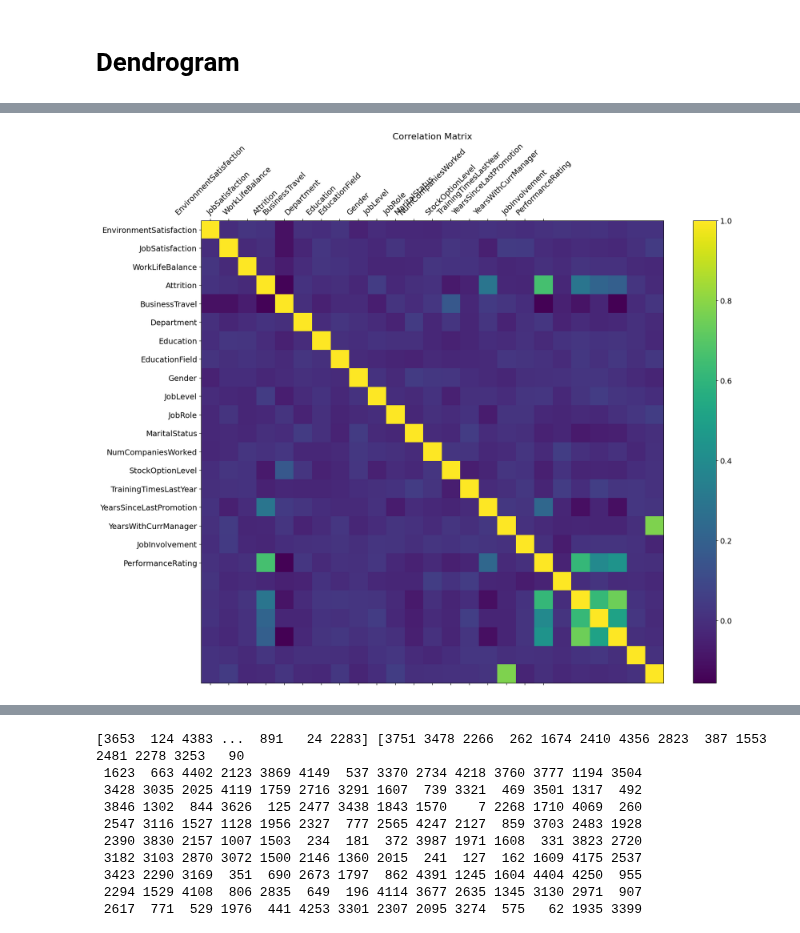
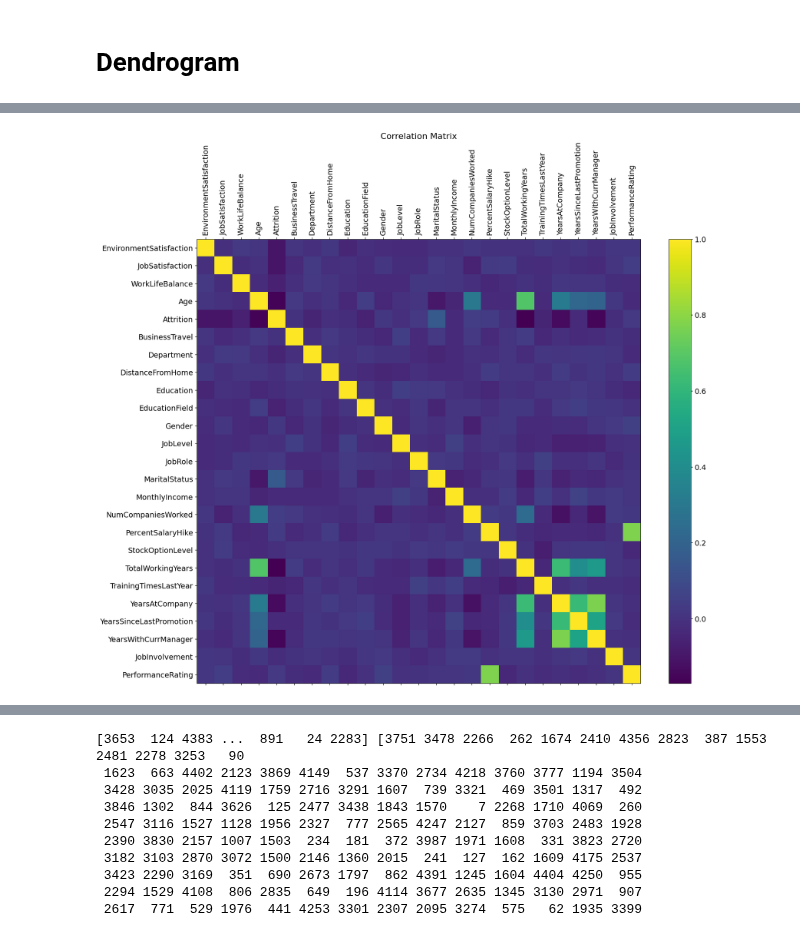
Before and after one commit to Aldresus/projetIA, a Jupyter notebook: projet.ipynb, the cells around one changed output, grey strips where cells are left out. Saved outputs shown, nothing was run; the diff lists cells and outputs as text; code cells hidden in the pictures.

```diff
--- a/projet.ipynb
+++ b/projet.ipynb
@@ -306,15 +276,25 @@ import numpy as np
 # %%
+# Copy dataframe to avoid modifying the original dataframe
+plottingDF = mergedDataframe.copy()
+
+# Replace category with numerical values just for plotting
+plottingDF['BusinessTravel'] = plottingDF['BusinessTravel'].astype('category').cat.codes
+plottingDF['Department'] = plottingDF['Department'].astype('category').cat.codes
+plottingDF['EducationField'] = plottingDF['EducationField'].astype('category').cat.codes
+plottingDF['JobRole'] = plottingDF['JobRole'].astype('category').cat.codes
+plottingDF['MaritalStatus'] = plottingDF['MaritalStatus'].astype('category').cat.codes
+
 # Calculate the correlation matrix
-
-corr = mergedDataframe.corr()
+corr = plottingDF.corr()
 
 f = plt.figure(figsize=(19, 15))
 plt.matshow(corr, fignum=f.number)
-plt.xticks(range(mergedDataframe.select_dtypes(['number']).shape[1]), mergedDataframe.select_dtypes(['number']).columns, fontsize=14, rotation=45)
-plt.yticks(range(mergedDataframe.select_dtypes(['number']).shape[1]), mergedDataframe.select_dtypes(['number']).columns, fontsize=14)
+# show axis label for each line and column
+plt.xticks(range(plottingDF.shape[1]), plottingDF.columns, fontsize=14, rotation=90)
+plt.yticks(range(plottingDF.shape[1]), plottingDF.columns, fontsize=14)
 cb = plt.colorbar()
 cb.ax.tick_params(labelsize=14)
 plt.title('Correlation Matrix', fontsize=16);
 plt.savefig('correlation_matrix.png')
 # %% [output]
-[figure, old version]
+[figure, new version]
```
Also changed, not shown: parts of 26 cells of this notebook, 1 other file.
